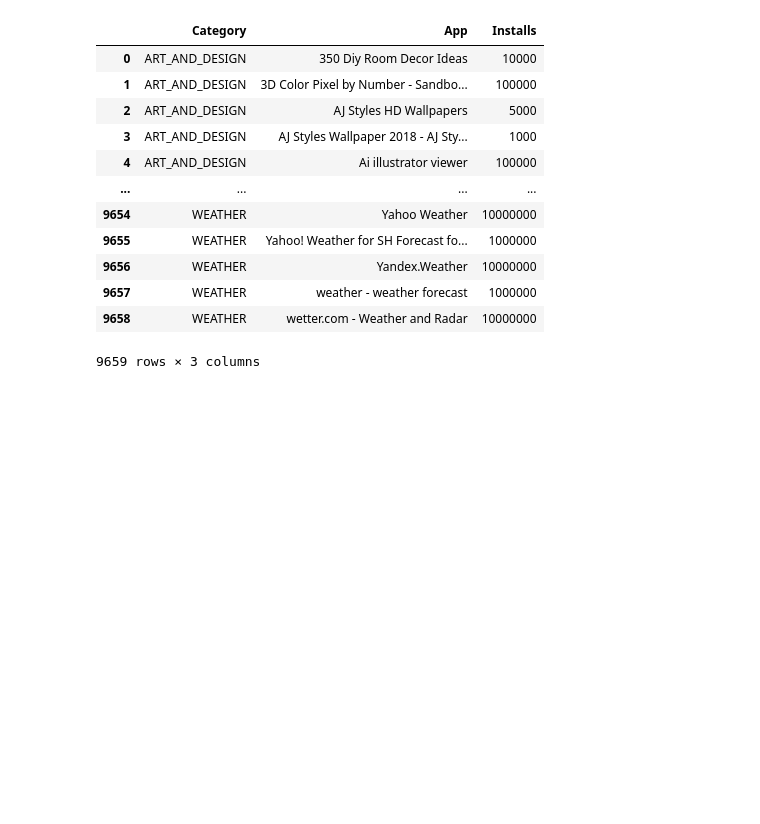
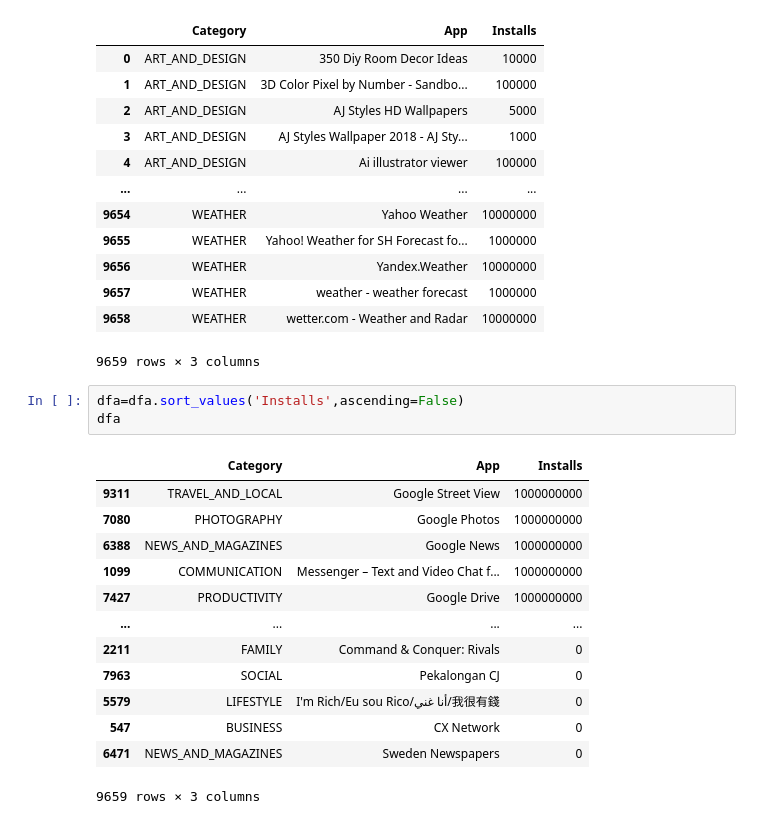
Before and after one commit to demohari/eda, a Jupyter notebook: EDA.ipynb, the cells around one changed output. Drawn from its saved outputs; the diff is of its cells as text; blank space fills up the shorter version.

```diff
--- a/EDA.ipynb
+++ b/EDA.ipynb
@@ -778,3 +778,20 @@ dfa
 | 9657 | WEATHER | weather - weather forecast | 1000000 |
 | 9658 | WEATHER | wetter.com - Weather and Radar | 10000000 |
 9659 rows × 3 columns
+# %%
+dfa=dfa.sort_values('Installs',ascending=False)
+dfa
+# %% [output]
+|  | Category | App | Installs |
+| 9311 | TRAVEL_AND_LOCAL | Google Street View | 1000000000 |
+| 7080 | PHOTOGRAPHY | Google Photos | 1000000000 |
+| 6388 | NEWS_AND_MAGAZINES | Google News | 1000000000 |
+| 1099 | COMMUNICATION | Messenger – Text and Video Chat f... | 1000000000 |
+| 7427 | PRODUCTIVITY | Google Drive | 1000000000 |
+| ... | ... | ... | ... |
+| 2211 | FAMILY | Command & Conquer: Rivals | 0 |
+| 7963 | SOCIAL | Pekalongan CJ | 0 |
+| 5579 | LIFESTYLE | I'm Rich/Eu sou Rico/أنا غني/我很有錢 | 0 |
+| 547 | BUSINESS | CX Network | 0 |
+| 6471 | NEWS_AND_MAGAZINES | Sweden Newspapers | 0 |
+9659 rows × 3 columns
```
Also changed, not shown: parts of 7 cells of this notebook.
